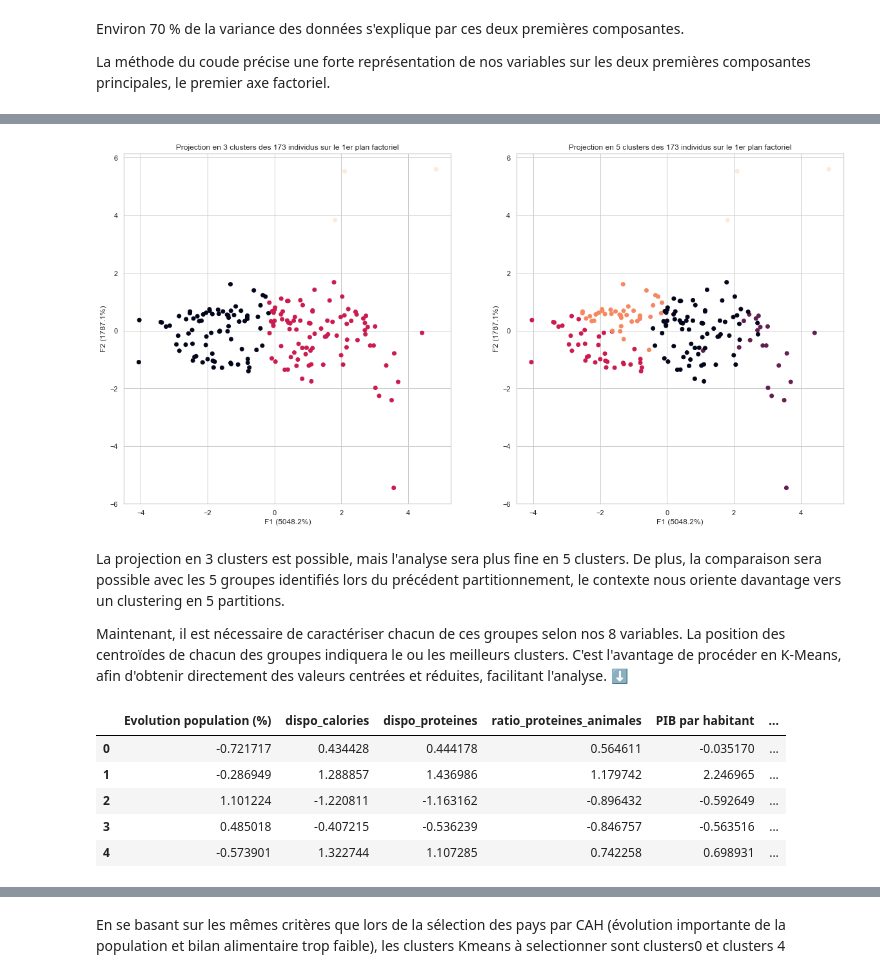
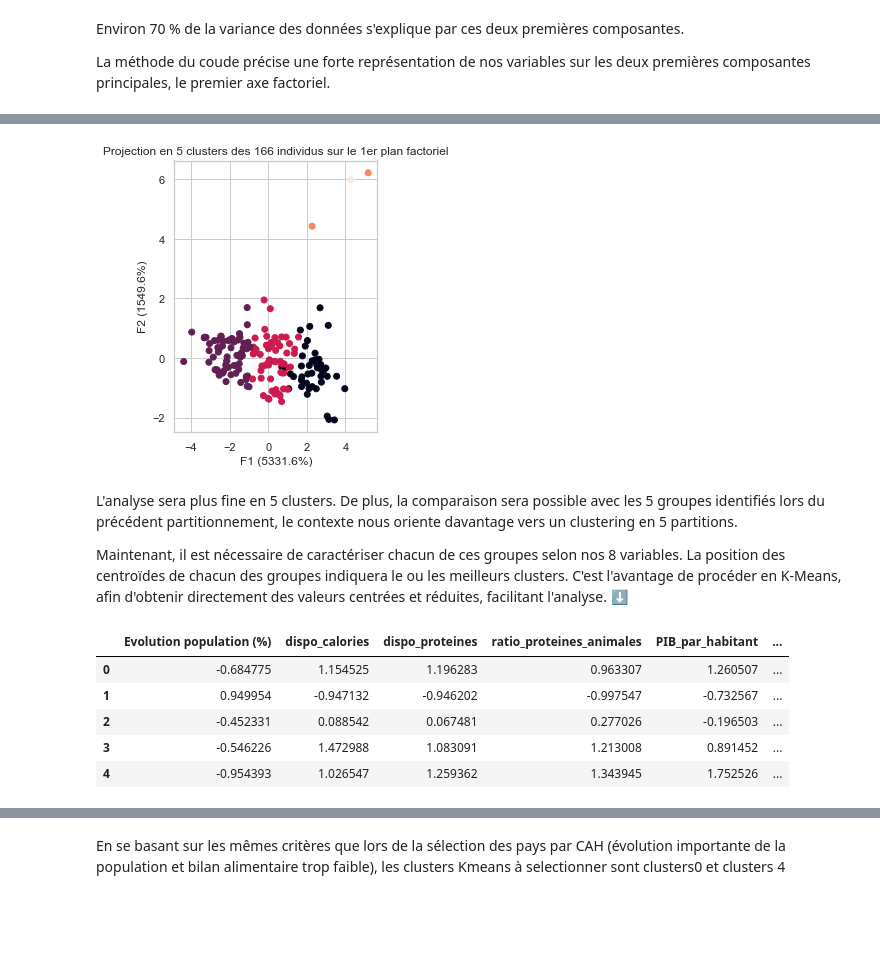
Before and after one commit to ROWAIDAK/ROWAIDAK-P5_Produisez-une-tude-de-march, a Jupyter notebook: P5_01 dendogramme-Copy1.ipynb, the cells around one changed output, grey strips where cells are left out. Drawn from its saved outputs; the diff is of its cells as text; code cells hidden in the pictures; blank space fills up the shorter version.

```diff
--- a/P5_01 dendogramme-Copy1.ipynb
+++ b/P5_01 dendogramme-Copy1.ipynb
@@ -450,7 +466,7 @@ df_bilans_clus=df.set_index('Zone', drop=True, append=False, inplace=False, veri
 
 # préparation des données pour le clustering
 df_bilans_clus = df_bilans_clus[["Evolution population (%)", "dispo_calories",
-                                   "dispo_proteines","ratio_proteines_animales",'PIB par habitant','Production','taux_dépendance_importations']]
+                                   "dispo_proteines","ratio_proteines_animales",'PIB_par_habitant','Production','taux_suffisance(٪)']]
 
 df_bilans_clus.head(2)
 # %% [output]
@@ -905,14 +883,11 @@ Idéalement, pour optimiser et ne pas perdre trop d'information il serait indiqu
 
  Un clustering en 3, puis en 5 permettra également de comparer le partitionnement avec les groupes de la classification hiérarchique. Il est pertinent de comparer les deux méthodes sur le même nombre de clusters.
 # %%
-#Clustering K-Means en 3 clusters
-cls3 = cluster.KMeans(n_clusters=3)
-cls3.fit(X_cr)
+
 #Clustering K-Means en 5 clusters
 cls5 = cluster.KMeans(n_clusters=5)
 cls5.fit(X_cr)
 #Récupération des clusters attribués à chaque individu (classes d'appartenance)
-clusters_kmeans3 = cls3.labels_
 clusters_kmeans5 = cls5.labels_
 # %% [markdown]
 # Visualisation des clusters en ACP pour la projection des données
@@ -945,8 +920,7 @@ Il y a deux cas possibles pour choisir le nombre de composantes sur lesquels pro
 import pca as pca
 from sklearn import decomposition
 #Représentation de la variance expliquée
-model_pca = decomposition.PCA()
-model_pca.fit(X_cr)
+model_pca = decomposition.PCA().fit(X_cr)
 
 #nous allons examiner quel est le pourcentage de variance préserver pour chacune de nos composantes.
 scree = model_pca.explained_variance_ratio_*100
@@ -973,26 +999,21 @@ La méthode du coude précise une forte représentation de nos variables sur les
 # %%
 #Coordonnées factorielles
+model_pca = decomposition.PCA().fit(X_cr)
 X_projected = model_pca.transform(X_cr)
 
-plt.figure(figsize=(20, 10))
-plt.subplot(121)
-plt.scatter(X_projected[:, 0], X_projected[:, 1], c=cls3.labels_)
-plt.xlabel('F{} ({}%)'.format(1, round(100*scree[0],1)))
-plt.ylabel('F{} ({}%)'.format(2, round(100*scree[1],1)))
-plt.title("Projection en 3 clusters des {} individus sur le 1er plan factoriel".format(X_projected.shape[0]))
 
 plt.subplot(122)
-plt.scatter(X_projected[:, 0], X_projected[:, 1], c=clusters_kmeans5)
+plt.scatter(X_projected[:, 0], X_projected[:, 1], c=cls5.labels_)
 plt.xlabel('F{} ({}%)'.format(1, round(100*scree[0],1)))
 plt.ylabel('F{} ({}%)'.format(2, round(100*scree[1],1)))
 plt.title("Projection en 5 clusters des {} individus sur le 1er plan factoriel".format(X_projected.shape[0]))
 
 plt.savefig("exports/projection_clusters.png")
 plt.show()
 # %% [output]
-[figure, old version]
+[figure, new version]
 # %% [markdown]
-La projection en 3 clusters est possible, mais l'analyse sera plus fine en 5 clusters. De plus, la comparaison sera possible avec les 5 groupes identifiés lors du précédent partitionnement, le contexte nous oriente davantage vers un clustering en 5 partitions.
+L'analyse sera plus fine en 5 clusters. De plus, la comparaison sera possible avec les 5 groupes identifiés lors du précédent partitionnement, le contexte nous oriente davantage vers un clustering en 5 partitions.
 
 Maintenant, il est nécessaire de caractériser chacun de ces groupes selon nos 8 variables. La position des centroïdes de chacun des groupes indiquera le ou les meilleurs clusters. C'est l'avantage de procéder en K-Means, afin d'obtenir directement des valeurs centrées et réduites, facilitant l'analyse. ⬇️
 # %%
@@ -1001,12 +1022,12 @@ Maintenant, il est nécessaire de caractériser chacun de ces groupes selon nos
 centroids = cls5.cluster_centers_
 pd.DataFrame(centroids, columns=df_bilans_clus.columns)
 # %% [output]
-|  | Evolution population (%) | dispo_calories | dispo_proteines | ratio_proteines_animales | PIB par habitant | ... |
-| 0 | -0.721717 | 0.434428 | 0.444178 | 0.564611 | -0.035170 | ... |
-| 1 | -0.286949 | 1.288857 | 1.436986 | 1.179742 | 2.246965 | ... |
-| 2 | 1.101224 | -1.220811 | -1.163162 | -0.896432 | -0.592649 | ... |
-| 3 | 0.485018 | -0.407215 | -0.536239 | -0.846757 | -0.563516 | ... |
-| 4 | -0.573901 | 1.322744 | 1.107285 | 0.742258 | 0.698931 | ... |
+|  | Evolution population (%) | dispo_calories | dispo_proteines | ratio_proteines_animales | PIB_par_habitant | ... |
+| 0 | -0.684775 | 1.154525 | 1.196283 | 0.963307 | 1.260507 | ... |
+| 1 | 0.949954 | -0.947132 | -0.946202 | -0.997547 | -0.732567 | ... |
+| 2 | -0.452331 | 0.088542 | 0.067481 | 0.277026 | -0.196503 | ... |
+| 3 | -0.546226 | 1.472988 | 1.083091 | 1.213008 | 0.891452 | ... |
+| 4 | -0.954393 | 1.026547 | 1.259362 | 1.343945 | 1.752526 | ... |
 # %%
 #Index trié des clusters
 idk = np.argsort(cls5.labels_)
```
Also changed, not shown: parts of 110 cells of this notebook.
